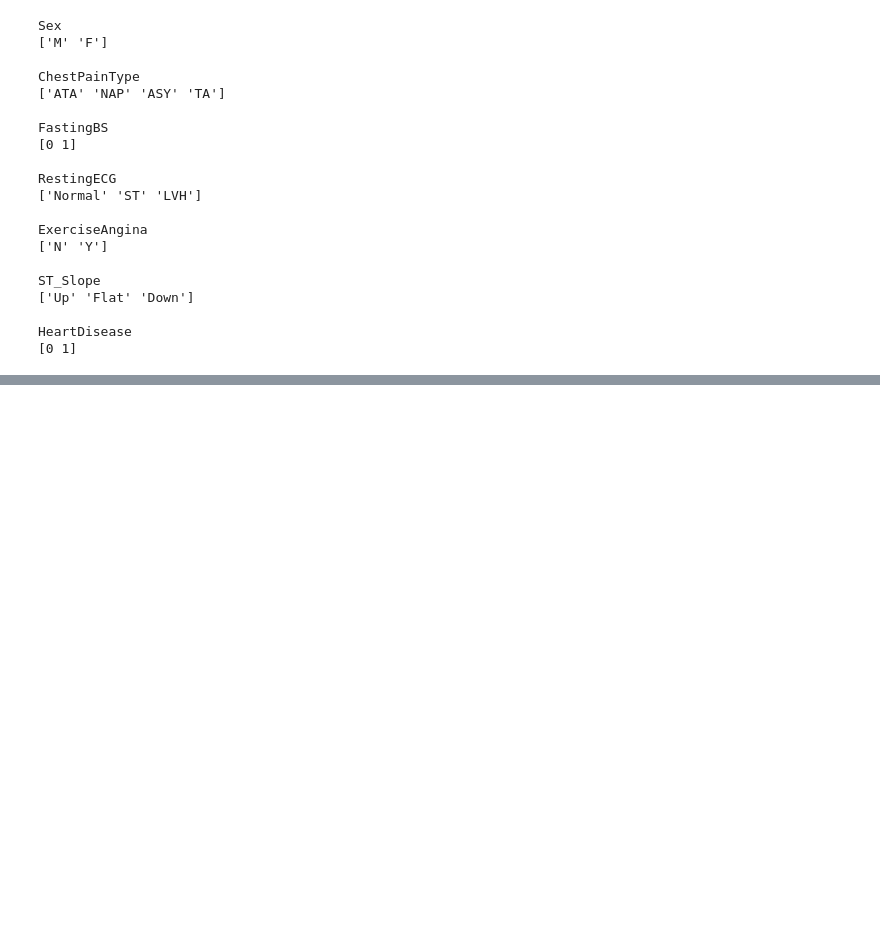
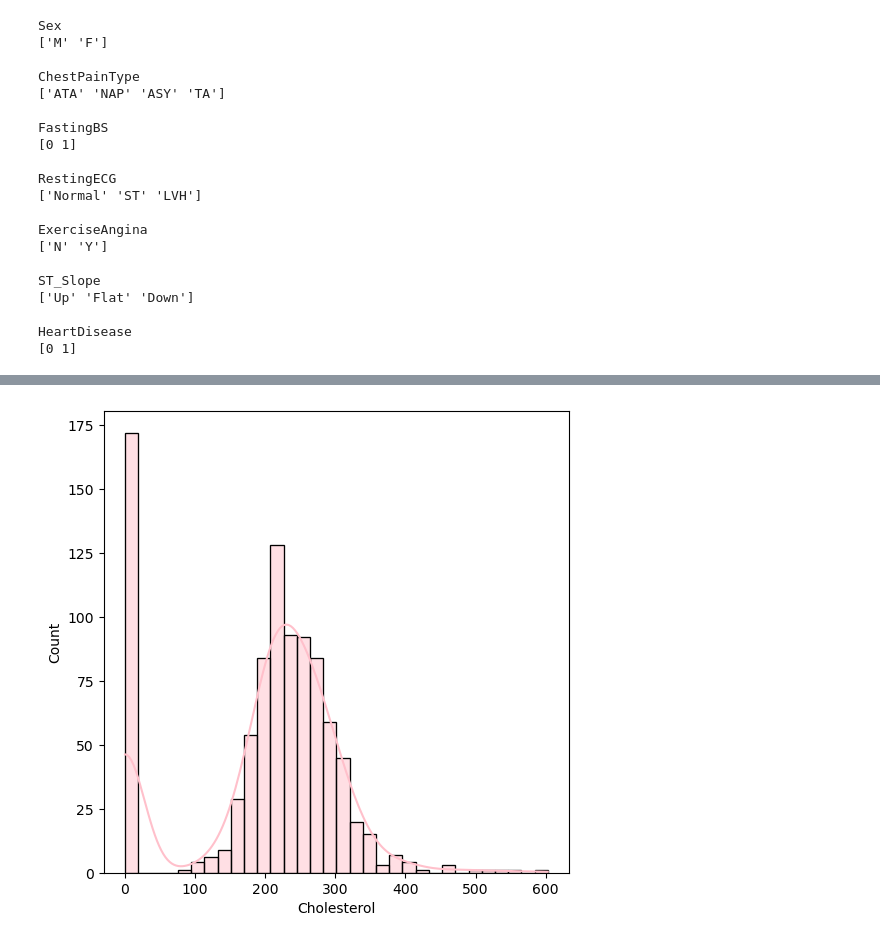
Before and after one commit to nezzzzo/ds-ai-projects, a Jupyter notebook: ML/Classification/Heart Disease/Heart Disease.ipynb, the cells around one changed output, grey strips where cells are left out. Saved outputs shown, nothing was run; the diff lists cells and outputs as text; code cells hidden in the pictures; blank space fills up the shorter version.

```diff
--- a/ML/Classification/Heart Disease/Heart Disease.ipynb
+++ b/ML/Classification/Heart Disease/Heart Disease.ipynb
@@ -94,0 +108,6 @@ HeartDisease
+# %%
+plt.figure(figsize=(6, 6))
+sns.histplot(data=df["Cholesterol"], color="pink", kde=True)
+plt.show()
+# %% [output]
+[figure, added]
```
Also changed, not shown: parts of 4 cells of this notebook.
